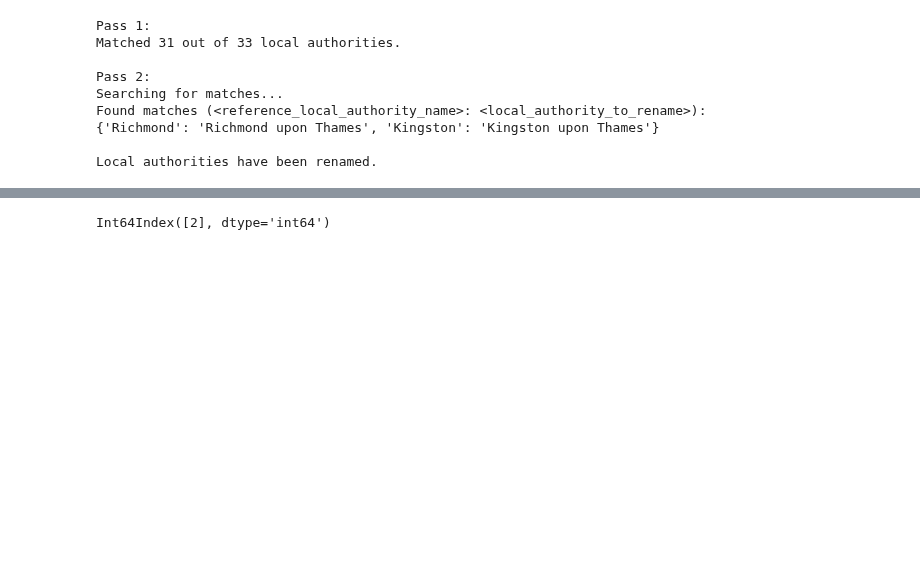
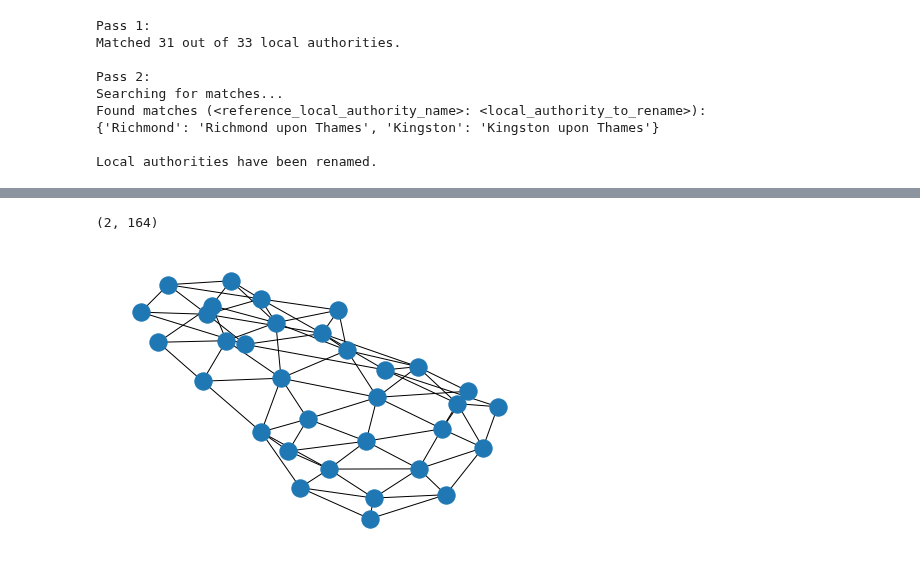
Before and after one commit to michellewl/AQmortality, a Jupyter notebook: mortality_model/borough_mortality.ipynb, the cells around one changed output, grey strips where cells are left out. Saved outputs shown, nothing was run; the diff lists cells and outputs as text; code cells hidden in the pictures; blank space fills up the shorter version.

Commit message:
Plot visualisation of graph based on neighbouring local authorities.

```diff
--- a/mortality_model/borough_mortality.ipynb
+++ b/mortality_model/borough_mortality.ipynb
@@ -148,4 +139,4 @@ for index, row in london_authorities_gdf.iterrows():
     for neighbour in neighbours_index:
         edge_pairs.append([index, neighbour])
 # %%
-np.array(edge_pairs).shape
+edge_pairs = np.array(edge_pairs).transpose()
@@ -158,4 +142,0 @@ london_authorities_gdf.iloc[0].neighbours
-# %%
-london_authorities_gdf[london_authorities_gdf.local_authority=="Bexley"].index
-# %% [output]
-Int64Index([2], dtype='int64')
@@ -165,0 +143,15 @@ for i in range(len(london_authorities_gdf)):
+# %%
+edge_pairs.shape
+# %% [output]
+(2, 164)
+# %%
+edge_index = torch.tensor(edge_pairs, dtype=torch.long)
+# %%
+node_index = london_authorities_gdf.index.values.reshape(-1,1)
+x = torch.tensor(node_index, dtype=torch.float)
+# %%
+data = torch_geometric.data.Data(x=x, edge_index=edge_index)
+graph = torch_geometric.utils.to_networkx(data, to_undirected=True)
+nx.draw(graph)
+# %% [output]
+[figure, added]
```
Also changed, not shown: parts of 6 cells of this notebook.
